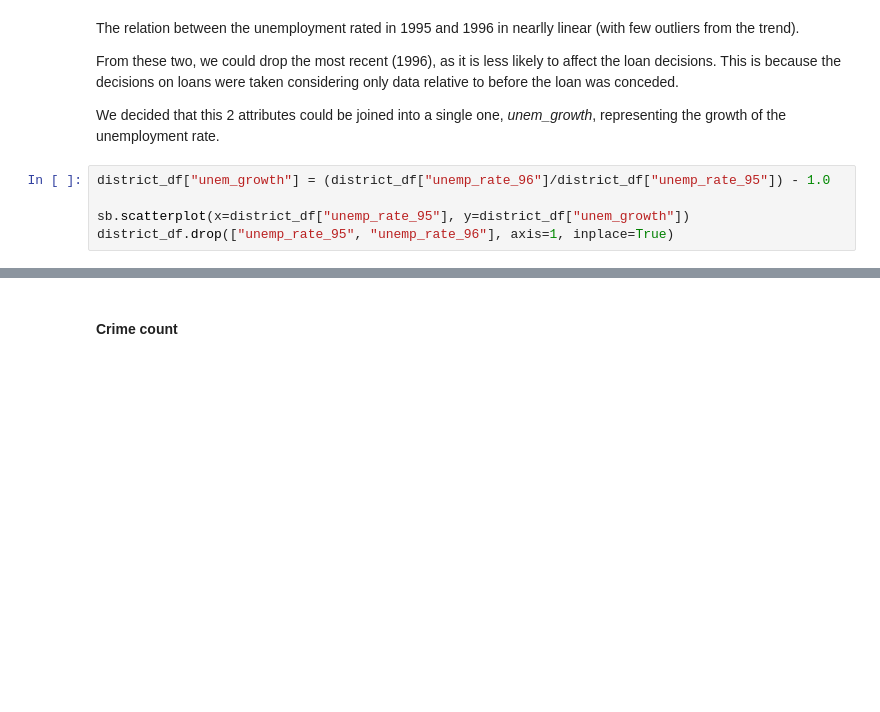
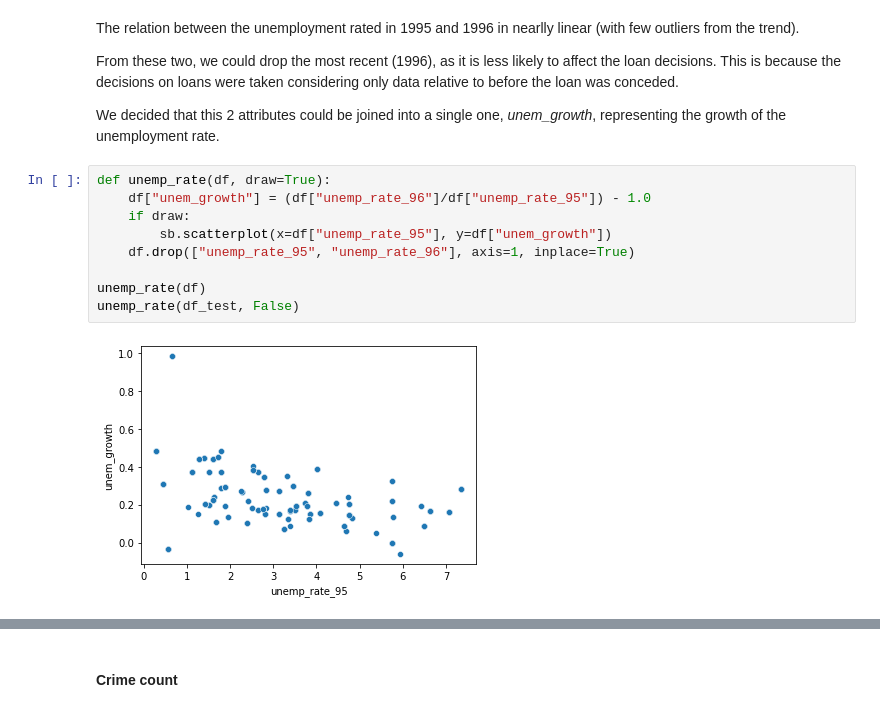
Before and after one commit to JoaoCostaIFG/AC, a Jupyter notebook: Banking.ipynb, the cells around one changed output, grey strips where cells are left out. Drawn from its saved outputs; the diff is of its cells as text; blank space fills up the shorter version.

```diff
--- a/Banking.ipynb
+++ b/Banking.ipynb
@@ -993,8 +1002,14 @@ From these two, we could drop the most recent (1996), as it is less likely to af
 
 We decided that this 2 attributes could be joined into a single one, _unem_growth_, representing the growth of the unemployment rate.
 # %%
-district_df["unem_growth"] = (district_df["unemp_rate_96"]/district_df["unemp_rate_95"]) - 1.0
+def unemp_rate(df, draw=True):
+    df["unem_growth"] = (df["unemp_rate_96"]/df["unemp_rate_95"]) - 1.0
+    if draw:
+        sb.scatterplot(x=df["unemp_rate_95"], y=df["unem_growth"])
+    df.drop(["unemp_rate_95", "unemp_rate_96"], axis=1, inplace=True)
 
-sb.scatterplot(x=district_df["unemp_rate_95"], y=district_df["unem_growth"])
-district_df.drop(["unemp_rate_95", "unemp_rate_96"], axis=1, inplace=True)
+unemp_rate(df)
+unemp_rate(df_test, False)
+# %% [output]
+[figure, added]
 # %%
```
Also changed, not shown: parts of 31 cells of this notebook.
